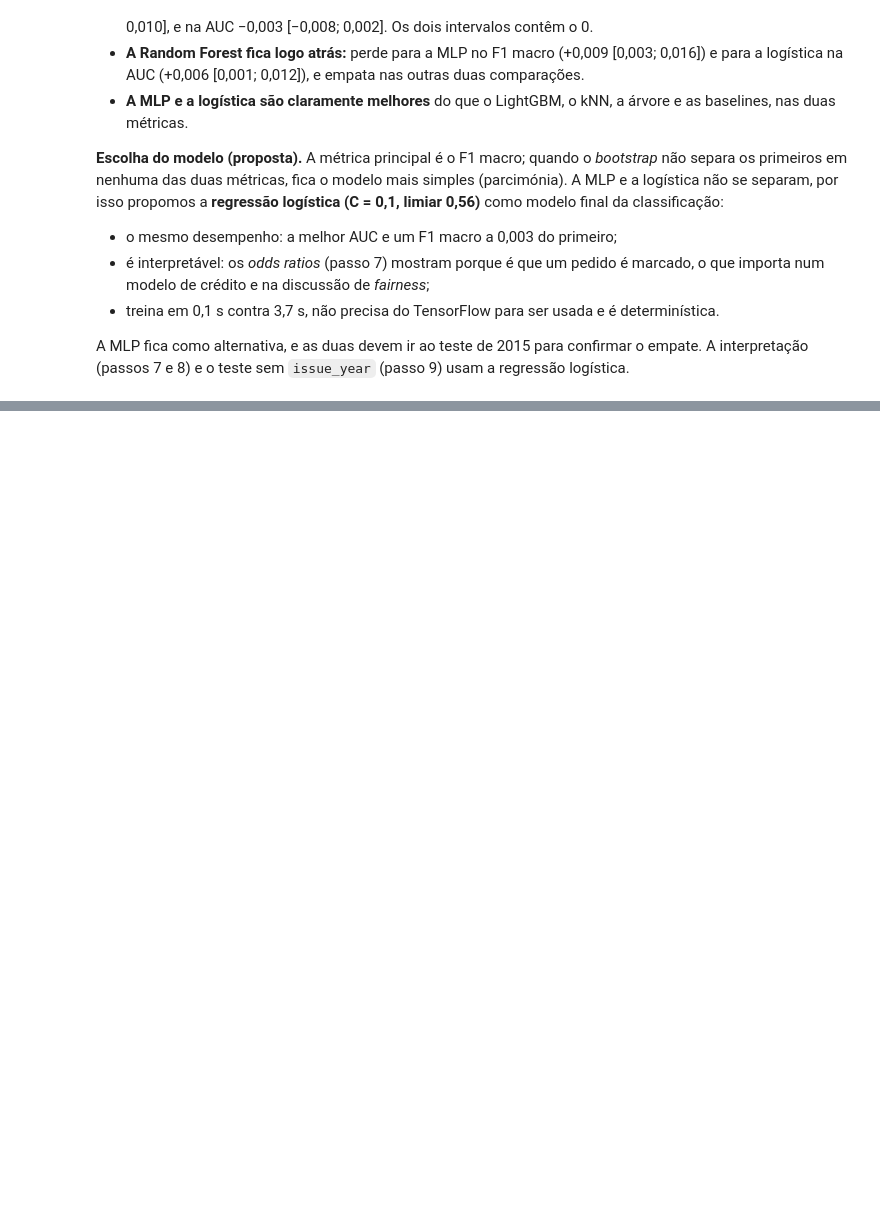
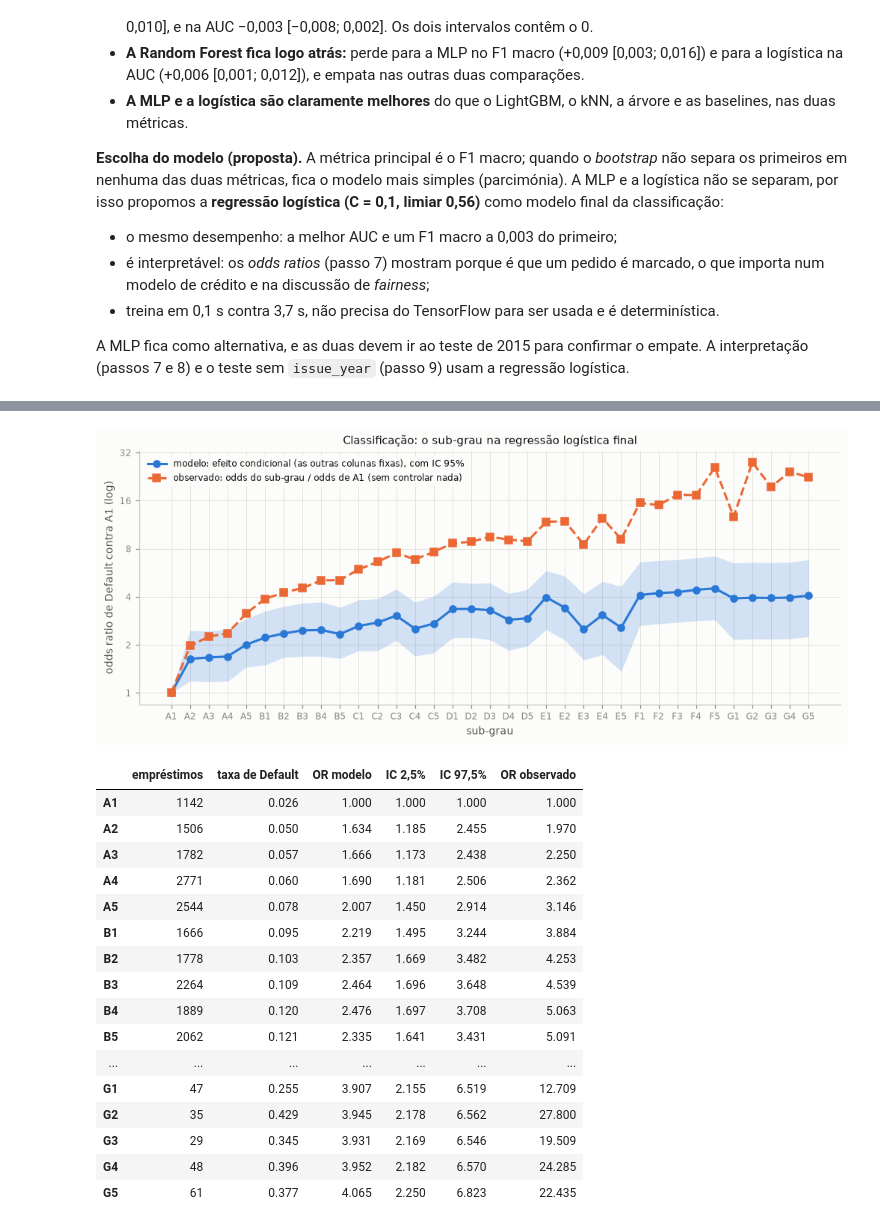
Before and after one commit to JoaoPSVieira/projeto-cd-lending-club, a Jupyter notebook: notebooks/04c_classificacao.ipynb, the cells around one changed output, grey strips where cells are left out. Drawn from its saved outputs; the diff is of its cells as text; code cells hidden in the pictures; blank space fills up the shorter version.

```diff
--- a/notebooks/04c_classificacao.ipynb
+++ b/notebooks/04c_classificacao.ipynb
@@ -1219,0 +1420,55 @@ A MLP fica como alternativa, e as duas devem ir ao teste de 2015 para confirmar
+# %%
+# Grau, sub-grau e taxa de juro juntos: OR de Default de cada sub-grau contra A1
+# Modelo: média, nos empréstimos de cada sub-grau, da soma das colunas grade_*, sub_grade_* e int_rate
+# (efeito condicional, com as outras colunas fixas). Observado: odds de Default do sub-grau / odds de A1.
+grade_cols = [c for c in A_all.columns if c.startswith(("grade_", "sub_grade_"))] + ["int_rate"]
+contribution = A_all[grade_cols].to_numpy() @ beta[grade_cols].to_numpy()
+contribution_boot = A_all[grade_cols].to_numpy() @ boot_beta[grade_cols].to_numpy().T
+sub_grade = ordered["sub_grade"].to_numpy()
+levels = sorted(pd.unique(sub_grade))
+mean = pd.Series({s: contribution[sub_grade == s].mean() for s in levels})
+mean_boot = pd.DataFrame({s: contribution_boot[sub_grade == s].mean(axis=0) for s in levels})
+band = np.exp(mean_boot.sub(mean_boot["A1"], axis=0)).quantile([0.025, 0.975])
+rate = is_default.groupby(ordered["sub_grade"]).mean()
+grade_odds = pd.DataFrame({"empréstimos": ordered["sub_grade"].value_counts().reindex(levels),
+                           "taxa de Default": rate.reindex(levels),
+                           "OR modelo": np.exp(mean - mean["A1"]),
+                           "IC 2,5%": band.loc[0.025], "IC 97,5%": band.loc[0.975],
+                           "OR observado": (rate / (1 - rate) / (rate["A1"] / (1 - rate["A1"]))).reindex(levels)})
+
+fig, ax = plt.subplots(figsize=(11, 4))
+x = np.arange(len(levels))
+ax.fill_between(x, grade_odds["IC 2,5%"], grade_odds["IC 97,5%"], color=CATEGORICAL[0], alpha=0.2)
+ax.plot(x, grade_odds["OR modelo"], marker="o", color=CATEGORICAL[0],
+        label="modelo: efeito condicional (as outras colunas fixas), com IC 95%")
+ax.plot(x, grade_odds["OR observado"], marker="s", linestyle="--", color=CATEGORICAL[1],
+        label="observado: odds do sub-grau / odds de A1 (sem controlar nada)")
+ax.set_yscale("log")
+ax.set_yticks([1, 2, 4, 8, 16, 32], labels=["1", "2", "4", "8", "16", "32"])
+ax.minorticks_off()
+ax.set_xticks(x, labels=levels)
+ax.set(xlabel="sub-grau", ylabel="odds ratio de Default contra A1 (log)",
+       title="Classificação: o sub-grau na regressão logística final")
+ax.legend(loc="upper left")
+fig.savefig(config.FIGURES_DIR / "mod_cls_odds_subgrau.png")
+plt.show()
+grade_odds.round(3)
+# %% [output]
+[figure, added]
+|  | empréstimos | taxa de Default | OR modelo | IC 2,5% | IC 97,5% | OR observado |
+| A1 | 1142 | 0.026 | 1.000 | 1.000 | 1.000 | 1.000 |
+| A2 | 1506 | 0.050 | 1.634 | 1.185 | 2.455 | 1.970 |
+| A3 | 1782 | 0.057 | 1.666 | 1.173 | 2.438 | 2.250 |
+| A4 | 2771 | 0.060 | 1.690 | 1.181 | 2.506 | 2.362 |
+| A5 | 2544 | 0.078 | 2.007 | 1.450 | 2.914 | 3.146 |
+| B1 | 1666 | 0.095 | 2.219 | 1.495 | 3.244 | 3.884 |
+| B2 | 1778 | 0.103 | 2.357 | 1.669 | 3.482 | 4.253 |
+| B3 | 2264 | 0.109 | 2.464 | 1.696 | 3.648 | 4.539 |
+| B4 | 1889 | 0.120 | 2.476 | 1.697 | 3.708 | 5.063 |
+| B5 | 2062 | 0.121 | 2.335 | 1.641 | 3.431 | 5.091 |
+| ... | ... | ... | ... | ... | ... | ... |
+| G1 | 47 | 0.255 | 3.907 | 2.155 | 6.519 | 12.709 |
+| G2 | 35 | 0.429 | 3.945 | 2.178 | 6.562 | 27.800 |
+| G3 | 29 | 0.345 | 3.931 | 2.169 | 6.546 | 19.509 |
+| G4 | 48 | 0.396 | 3.952 | 2.182 | 6.570 | 24.285 |
+| G5 | 61 | 0.377 | 4.065 | 2.250 | 6.823 | 22.435 |
```
Also changed, not shown: parts of 8 cells of this notebook, 3 other files.
